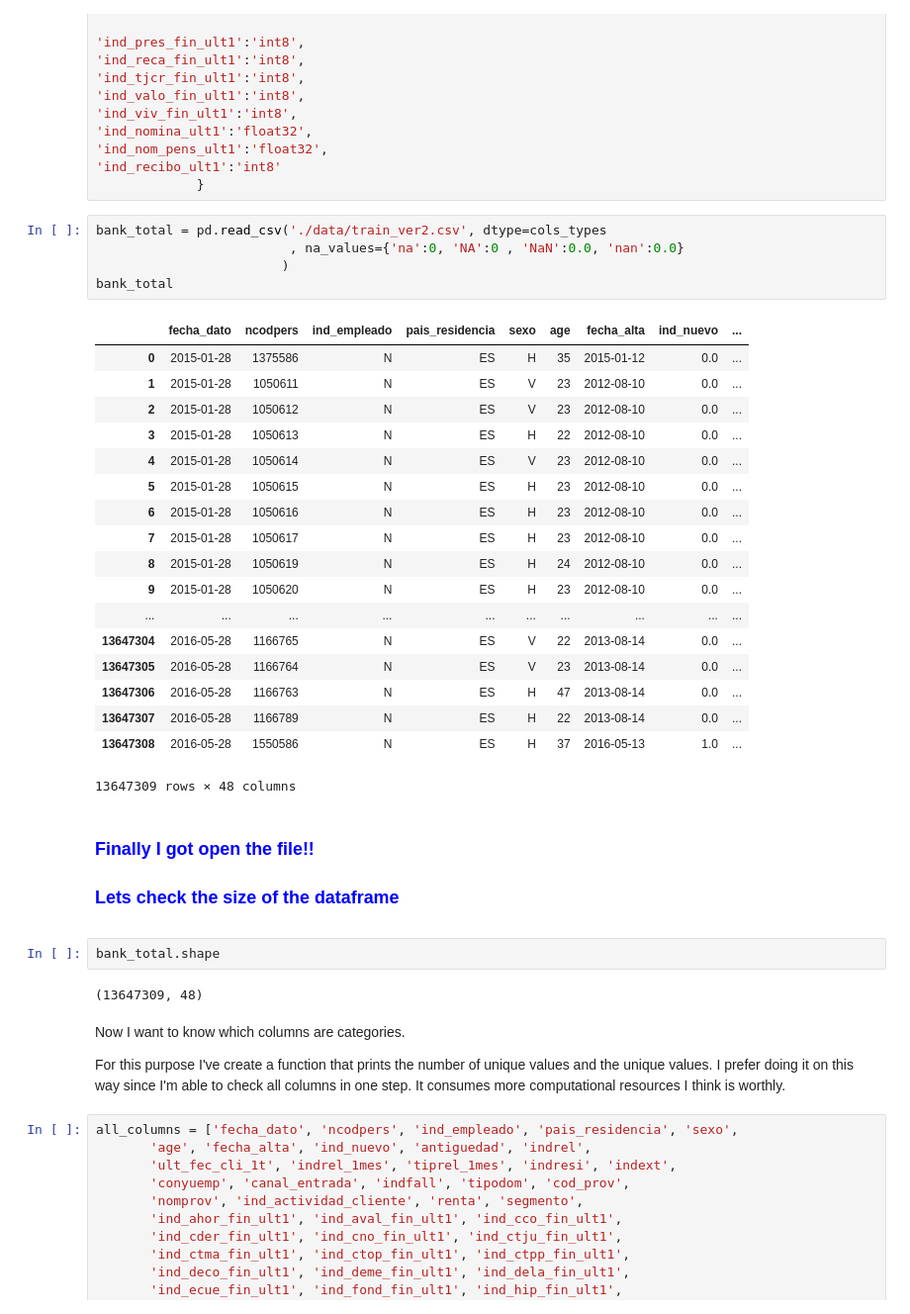
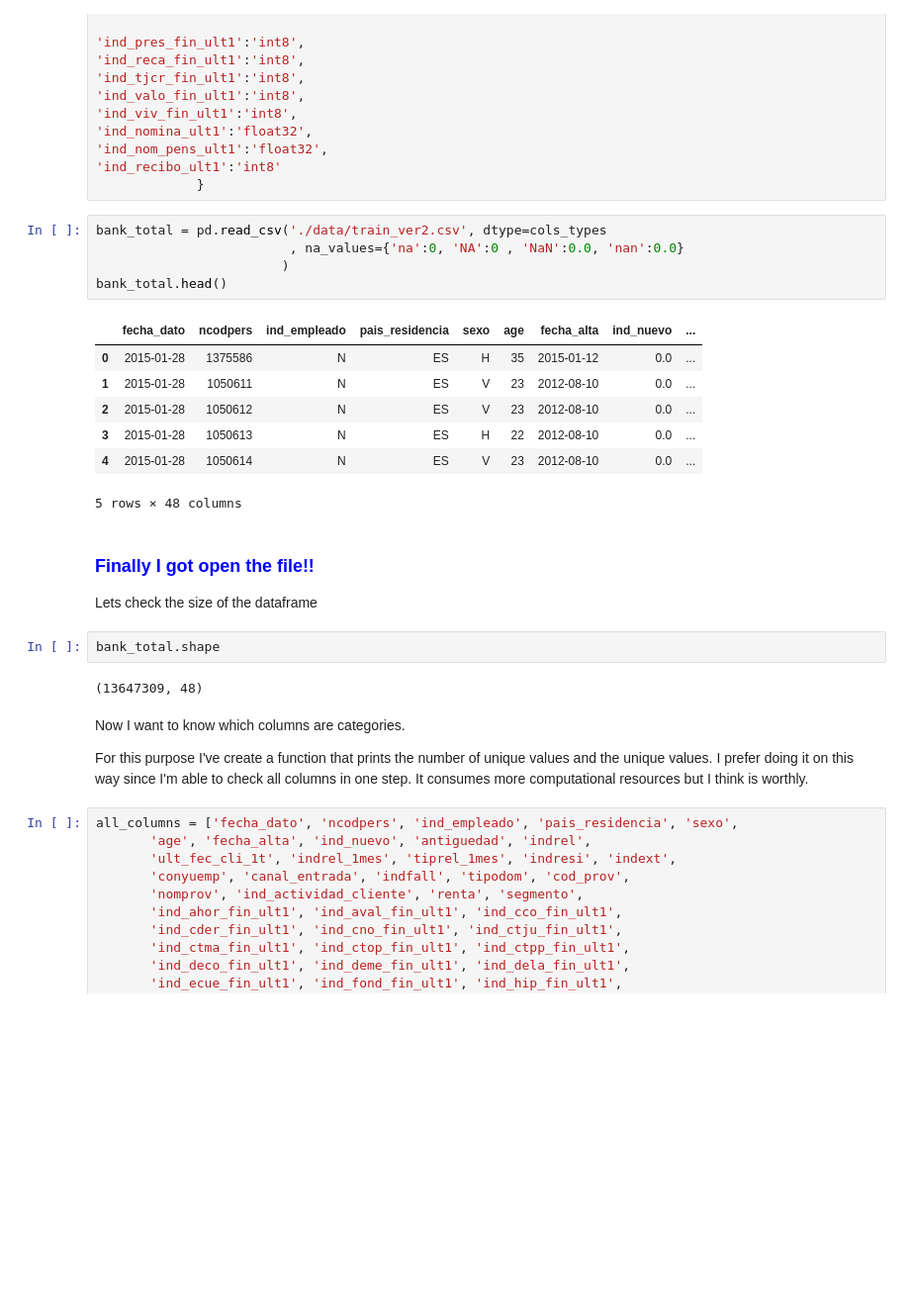
Before and after one commit to Alfonso-AML/Ironhack_final_project, a Jupyter notebook: Data wrangling.ipynb, the cells around one changed output. Shown at 99% size. Drawn from its saved outputs; the diff is of its cells as text; blank space fills up the shorter version.

```diff
--- a/Data wrangling.ipynb
+++ b/Data wrangling.ipynb
@@ -122,34 +122,23 @@ cols_types = {'fecha_dato':'object',
 # %%
 bank_total = pd.read_csv('./data/train_ver2.csv', dtype=cols_types
                          , na_values={'na':0, 'NA':0 , 'NaN':0.0, 'nan':0.0}
                         )
-bank_total
+bank_total.head()
 # %% [output]
 |  | fecha_dato | ncodpers | ind_empleado | pais_residencia | sexo | age | fecha_alta | ind_nuevo | ... |
 | 0 | 2015-01-28 | 1375586 | N | ES | H | 35 | 2015-01-12 | 0.0 | ... |
 | 1 | 2015-01-28 | 1050611 | N | ES | V | 23 | 2012-08-10 | 0.0 | ... |
 | 2 | 2015-01-28 | 1050612 | N | ES | V | 23 | 2012-08-10 | 0.0 | ... |
 | 3 | 2015-01-28 | 1050613 | N | ES | H | 22 | 2012-08-10 | 0.0 | ... |
 | 4 | 2015-01-28 | 1050614 | N | ES | V | 23 | 2012-08-10 | 0.0 | ... |
-| 5 | 2015-01-28 | 1050615 | N | ES | H | 23 | 2012-08-10 | 0.0 | ... |
-| 6 | 2015-01-28 | 1050616 | N | ES | H | 23 | 2012-08-10 | 0.0 | ... |
-| 7 | 2015-01-28 | 1050617 | N | ES | H | 23 | 2012-08-10 | 0.0 | ... |
-| 8 | 2015-01-28 | 1050619 | N | ES | H | 24 | 2012-08-10 | 0.0 | ... |
-| 9 | 2015-01-28 | 1050620 | N | ES | H | 23 | 2012-08-10 | 0.0 | ... |
-| ... | ... | ... | ... | ... | ... | ... | ... | ... | ... |
-| 13647304 | 2016-05-28 | 1166765 | N | ES | V | 22 | 2013-08-14 | 0.0 | ... |
-| 13647305 | 2016-05-28 | 1166764 | N | ES | V | 23 | 2013-08-14 | 0.0 | ... |
-| 13647306 | 2016-05-28 | 1166763 | N | ES | H | 47 | 2013-08-14 | 0.0 | ... |
-| 13647307 | 2016-05-28 | 1166789 | N | ES | H | 22 | 2013-08-14 | 0.0 | ... |
-| 13647308 | 2016-05-28 | 1550586 | N | ES | H | 37 | 2016-05-13 | 1.0 | ... |
-13647309 rows × 48 columns
+5 rows × 48 columns
 # %% [markdown]
 <font color=blue>
 
 ### Finally I got open the file!!
+</font>
 
-### Lets check the size of the dataframe
-</font>
+Lets check the size of the dataframe
 # %%
 bank_total.shape
 # %% [output]
@@ -157,7 +146,7 @@ bank_total.shape
 # %% [markdown]
 Now I want to know which columns are categories.
 
-For this purpose I've create a function that prints the number of unique values and the unique values. I prefer doing it on this way since I'm able to check all columns in one step. It consumes more computational resources I think is worthly.
+For this purpose I've create a function that prints the number of unique values and the unique values. I prefer doing it on this way since I'm able to check all columns in one step. It consumes more computational resources but I think is worthly.
 # %%
 all_columns = ['fecha_dato', 'ncodpers', 'ind_empleado', 'pais_residencia', 'sexo',
        'age', 'fecha_alta', 'ind_nuevo', 'antiguedad', 'indrel',
```
Also changed, not shown: parts of 22 cells of this notebook.
